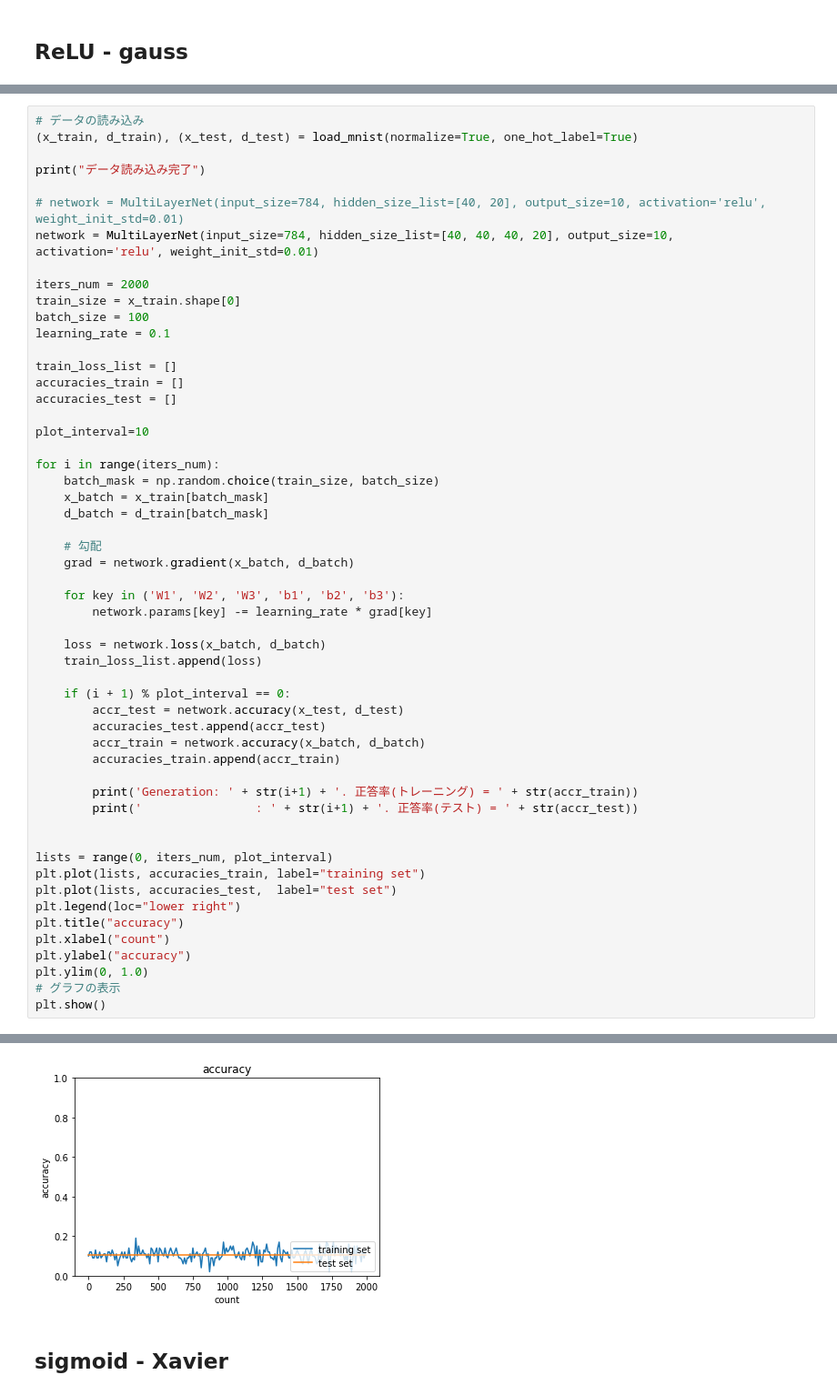
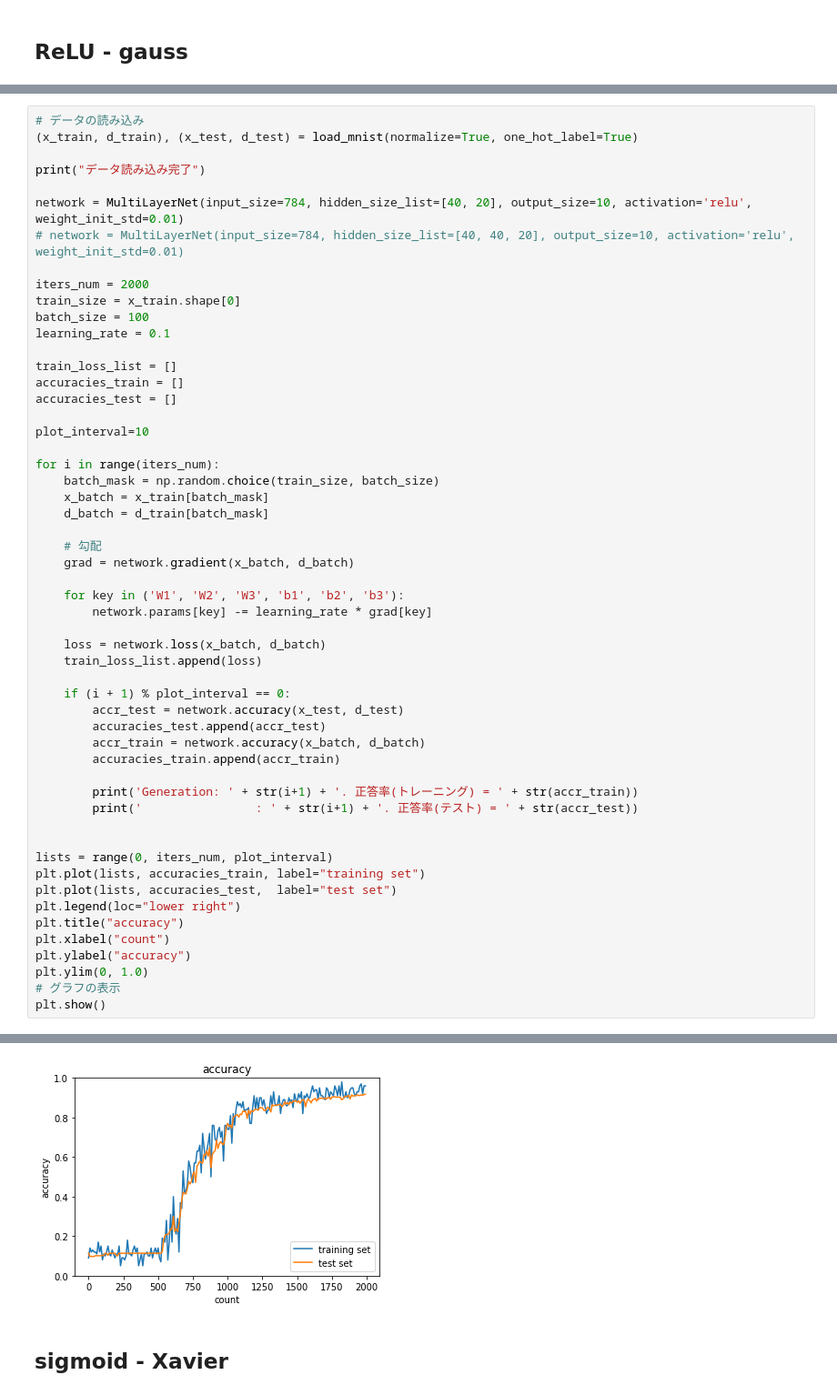
Before and after one commit to ontheroad2021/RabbitChallenge, a Jupyter notebook: 3_2_1_1_2_2_2_vanishing_gradient_modified.ipynb, the cells around one changed output, grey strips where cells are left out. Shown: that part at 91% size. Saved outputs shown, nothing was run; the diff lists cells and outputs as text.

```diff
--- a/3_2_1_1_2_2_2_vanishing_gradient_modified.ipynb
+++ b/3_2_1_1_2_2_2_vanishing_gradient_modified.ipynb
@@ -195,8 +199,8 @@ Generation: 2000. 正答率(トレーニング) = 0.09
 
 print("データ読み込み完了")
 
-# network = MultiLayerNet(input_size=784, hidden_size_list=[40, 20], output_size=10, activation='relu', weight_init_std=0.01)
-network = MultiLayerNet(input_size=784, hidden_size_list=[40, 40, 40, 20], output_size=10, activation='relu', weight_init_std=0.01)
+network = MultiLayerNet(input_size=784, hidden_size_list=[40, 20], output_size=10, activation='relu', weight_init_std=0.01)
+# network = MultiLayerNet(input_size=784, hidden_size_list=[40, 40, 20], output_size=10, activation='relu', weight_init_std=0.01)
 
 iters_num = 2000
 train_size = x_train.shape[0]
@@ -264,3 +268,3 @@ Generation: 2000. 正答率(トレーニング) = 0.12
-[figure, old version]
+[figure, new version]
 # %% [markdown]
 ## sigmoid - Xavier
```
Also changed, not shown: parts of 7 cells of this notebook.
